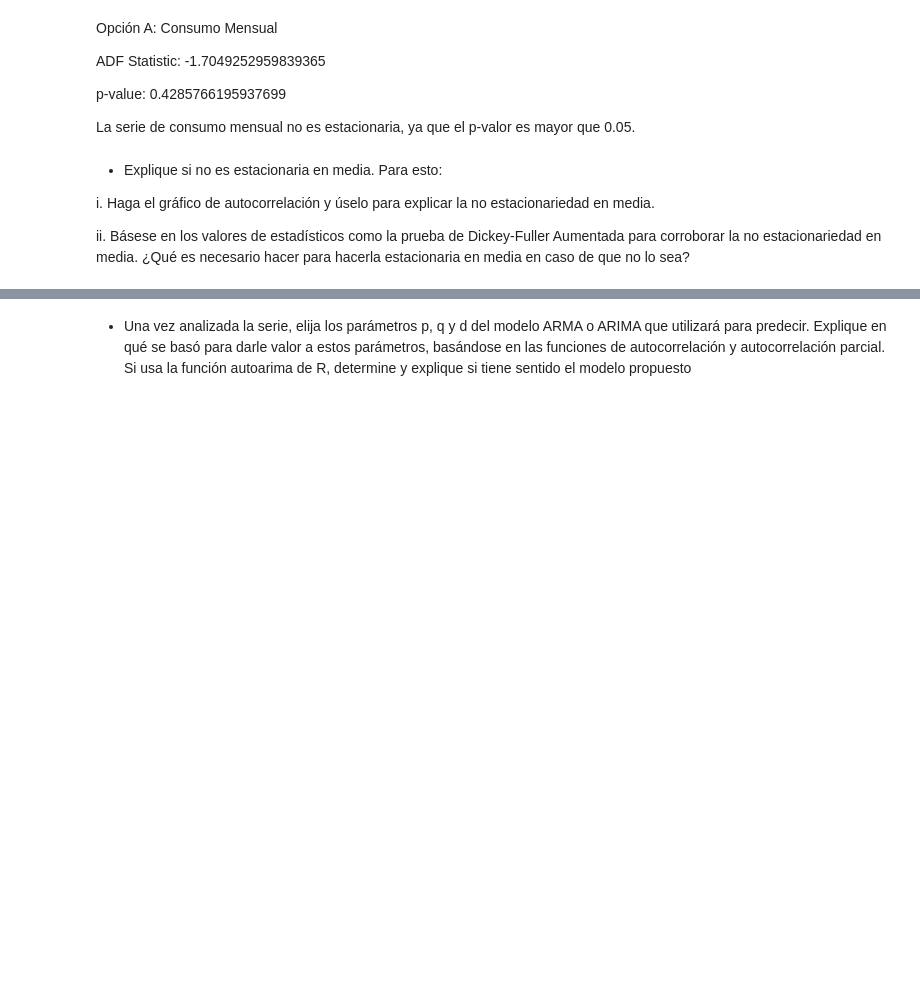
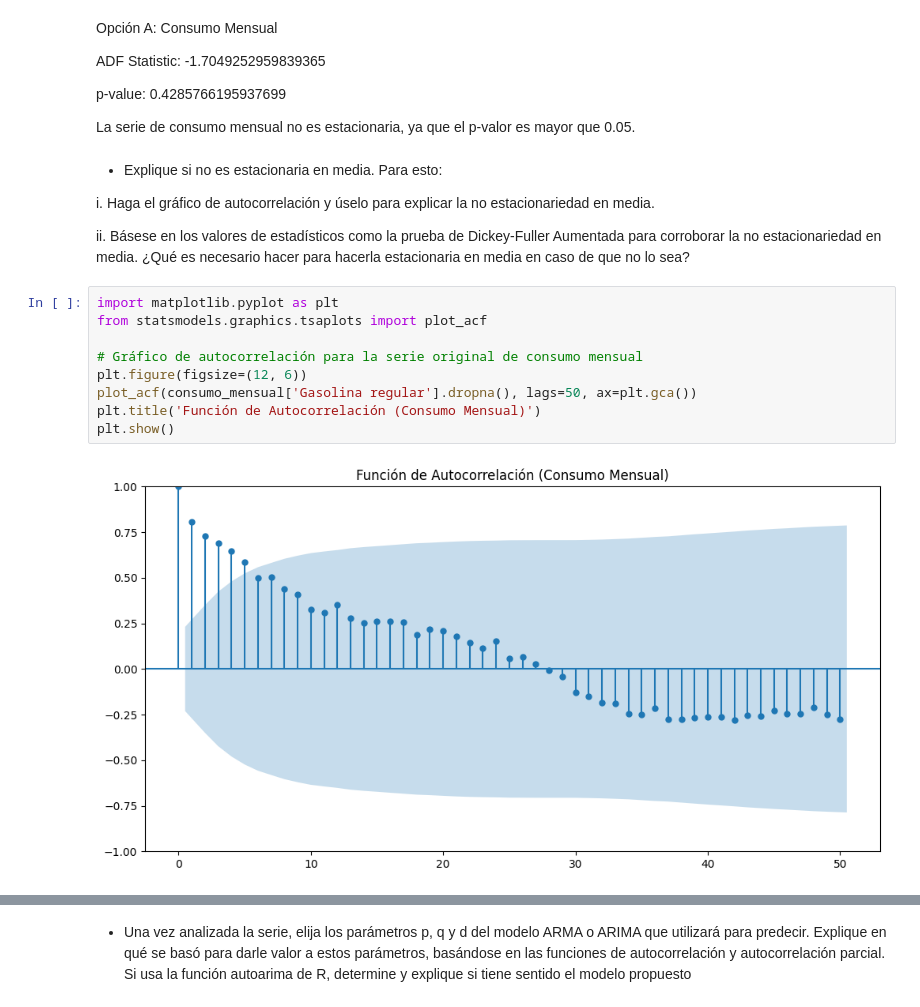
Before and after one commit to AragonD19/Lab2DataScince, a Jupyter notebook: Lab2.ipynb, the cells around one changed output, grey strips where cells are left out. Drawn from its saved outputs; the diff is of its cells as text; blank space fills up the shorter version.

```diff
--- a/Lab2.ipynb
+++ b/Lab2.ipynb
@@ -557,3 +557,14 @@ ii. Básese en los valores de estadísticos como la prueba de Dickey-Fuller
 Aumentada para corroborar la no estacionariedad en media. ¿Qué es
 necesario hacer para hacerla estacionaria en media en caso de que no lo
 sea?
+# %%
+import matplotlib.pyplot as plt
+from statsmodels.graphics.tsaplots import plot_acf
+
+# Gráfico de autocorrelación para la serie original de consumo mensual
+plt.figure(figsize=(12, 6))
+plot_acf(consumo_mensual['Gasolina regular'].dropna(), lags=50, ax=plt.gca())
+plt.title('Función de Autocorrelación (Consumo Mensual)')
+plt.show()
+# %% [output]
+[figure, added]
```
Also changed, not shown: parts of 12 cells of this notebook.
